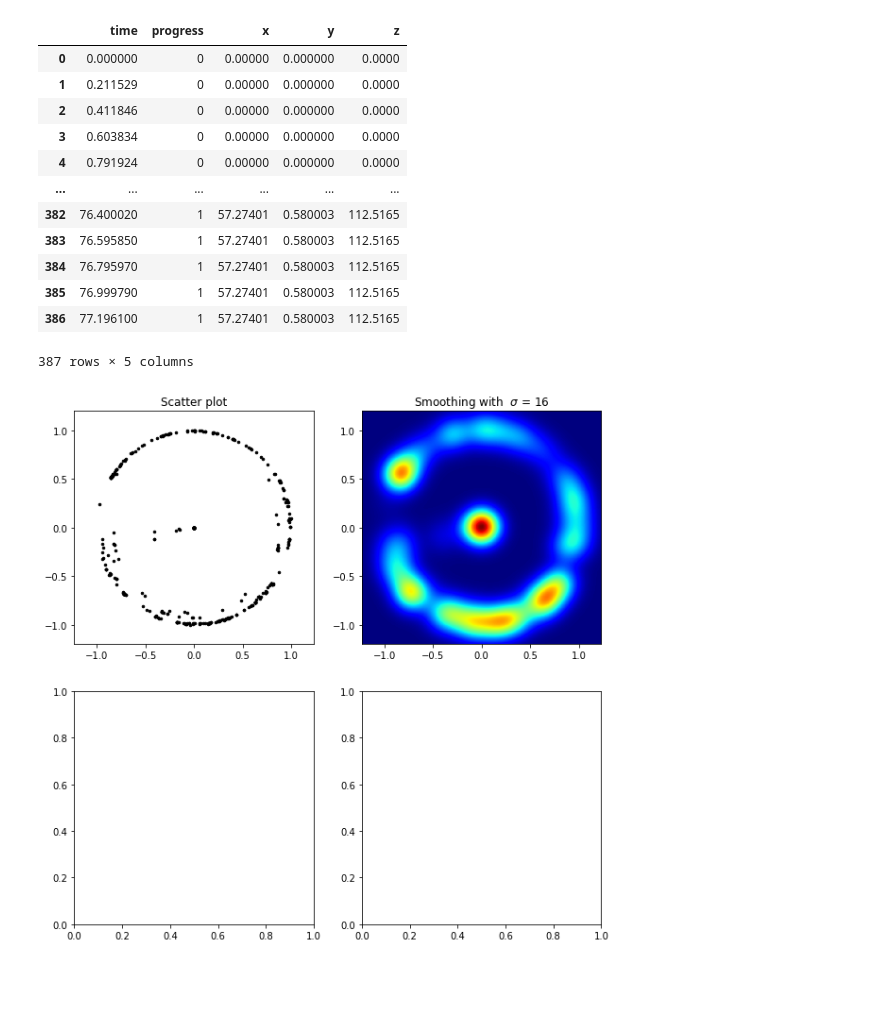
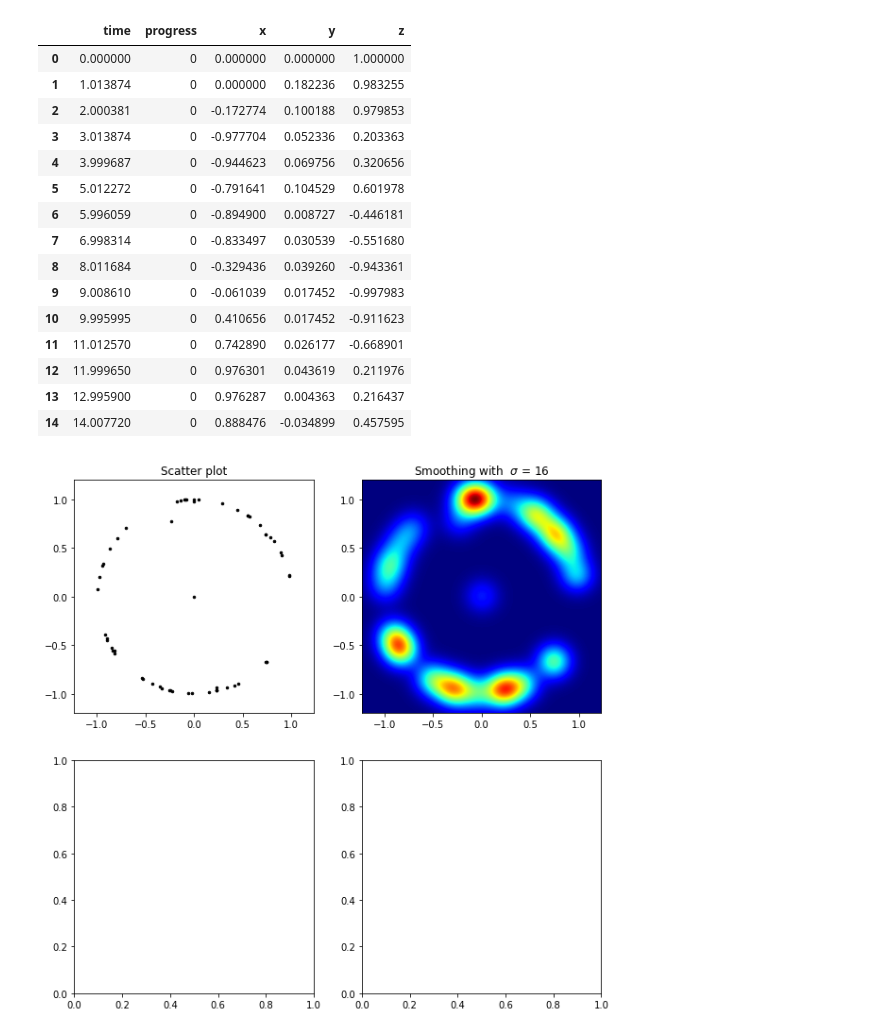
Before and after one commit to pablotalavante/rti-upf-project, a Jupyter notebook: Data Analysis/data-analysis-individual.ipynb, the cells around one changed output. Saved outputs shown, nothing was run; the diff lists cells and outputs as text; code cells hidden in the pictures; blank space fills up the shorter version.

```diff
--- a/Data Analysis/data-analysis-individual.ipynb
+++ b/Data Analysis/data-analysis-individual.ipynb
@@ -3,6 +3,6 @@ import pandas as pd
 import numpy as np
 import matplotlib.pyplot as plt
 # %%
-data_headings = pd.read_csv('RTI_Class_headings_JoseLuis_56_M_0.csv')
-data_positions = pd.read_csv('RTI_Class_positions_JoseLuis_56_M_0.csv')
+data_headings = pd.read_csv('./Logs/RTI_Class_headings_Alejandre_27_M_1.csv')
+data_positions = pd.read_csv('./Logs/RTI_Class_headings_Alejandre_27_M_1.csv')
 # %%
@@ -24,59 +27,57 @@ data_headings
 # %%
-data_positions
+data_positions.head(15)
 # %% [output]
 |  | time | progress | x | y | z |
-| 0 | 0.000000 | 0 | 0.00000 | 0.000000 | 0.0000 |
-| 1 | 0.211529 | 0 | 0.00000 | 0.000000 | 0.0000 |
-| 2 | 0.411846 | 0 | 0.00000 | 0.000000 | 0.0000 |
-| 3 | 0.603834 | 0 | 0.00000 | 0.000000 | 0.0000 |
-| 4 | 0.791924 | 0 | 0.00000 | 0.000000 | 0.0000 |
-| ... | ... | ... | ... | ... | ... |
-| 382 | 76.400020 | 1 | 57.27401 | 0.580003 | 112.5165 |
-| 383 | 76.595850 | 1 | 57.27401 | 0.580003 | 112.5165 |
-| 384 | 76.795970 | 1 | 57.27401 | 0.580003 | 112.5165 |
-| 385 | 76.999790 | 1 | 57.27401 | 0.580003 | 112.5165 |
-| 386 | 77.196100 | 1 | 57.27401 | 0.580003 | 112.5165 |
+| 0 | 0.000000 | 0 | 0.000000 | 0.000000 | 1.000000 |
+| 1 | 1.013874 | 0 | 0.000000 | 0.182236 | 0.983255 |
+| 2 | 2.000381 | 0 | -0.172774 | 0.100188 | 0.979853 |
+| 3 | 3.013874 | 0 | -0.977704 | 0.052336 | 0.203363 |
+| 4 | 3.999687 | 0 | -0.944623 | 0.069756 | 0.320656 |
+| 5 | 5.012272 | 0 | -0.791641 | 0.104529 | 0.601978 |
+| 6 | 5.996059 | 0 | -0.894900 | 0.008727 | -0.446181 |
+| 7 | 6.998314 | 0 | -0.833497 | 0.030539 | -0.551680 |
+| 8 | 8.011684 | 0 | -0.329436 | 0.039260 | -0.943361 |
+| 9 | 9.008610 | 0 | -0.061039 | 0.017452 | -0.997983 |
+| 10 | 9.995995 | 0 | 0.410656 | 0.017452 | -0.911623 |
+| 11 | 11.012570 | 0 | 0.742890 | 0.026177 | -0.668901 |
+| 12 | 11.999650 | 0 | 0.976301 | 0.043619 | 0.211976 |
+| 13 | 12.995900 | 0 | 0.976287 | 0.004363 | 0.216437 |
+| 14 | 14.007720 | 0 | 0.888476 | -0.034899 | 0.457595 |
-387 rows × 5 columns
 # %%
-import numpy as np
-import matplotlib.pyplot as plt
 import matplotlib.cm as cm
 from scipy.ndimage.filters import gaussian_filter
 
-
-def myplot(x, y, s, bins=1000):
+def heatmap(x, y, s, bins=1000):
     heatmap, xedges, yedges = np.histogram2d(x, y, bins=bins)
     heatmap = gaussian_filter(heatmap, sigma=s)
     margin = 0
     extent = [xedges[0]-margin, xedges[-1]+margin, yedges[0]-margin, yedges[-1]+margin]
     return heatmap.T, extent
 
-
 fig, axs = plt.subplots(2, 2, figsize=(10, 10))
-
 sigmas = [0, 16, 32, 64]
 
 x = list(data_headings.x)
 x.append(-1.5)
 x.append(1.5)
 
 z = list(data_headings.z)
 z.append(-1.5)
 z.append(1.5)
 
 for ax, s in zip(axs.flatten(), sigmas):
     ax.axis('equal')
     ax.set_xlim(-1.2, 1.2)
     ax.set_ylim(-1.2, 1.2)
     if s == 0:
         ax.plot(x, z, 'k.', markersize=5)
         ax.set_title("Scatter plot")
     else:
-        img, extent = myplot(x, z, 40)
+        img, extent = heatmap(x, z, 40)
         ax.imshow(img, extent=extent, origin='lower', cmap=cm.jet)
         ax.set_title("Smoothing with  $\sigma$ = %d" % s)
 
         plt.show()
 # %% [output]
-[figure, old version]
+[figure, new version]
 # %%
```
Also changed, not shown: parts of 7 cells of this notebook, 34 other files.
